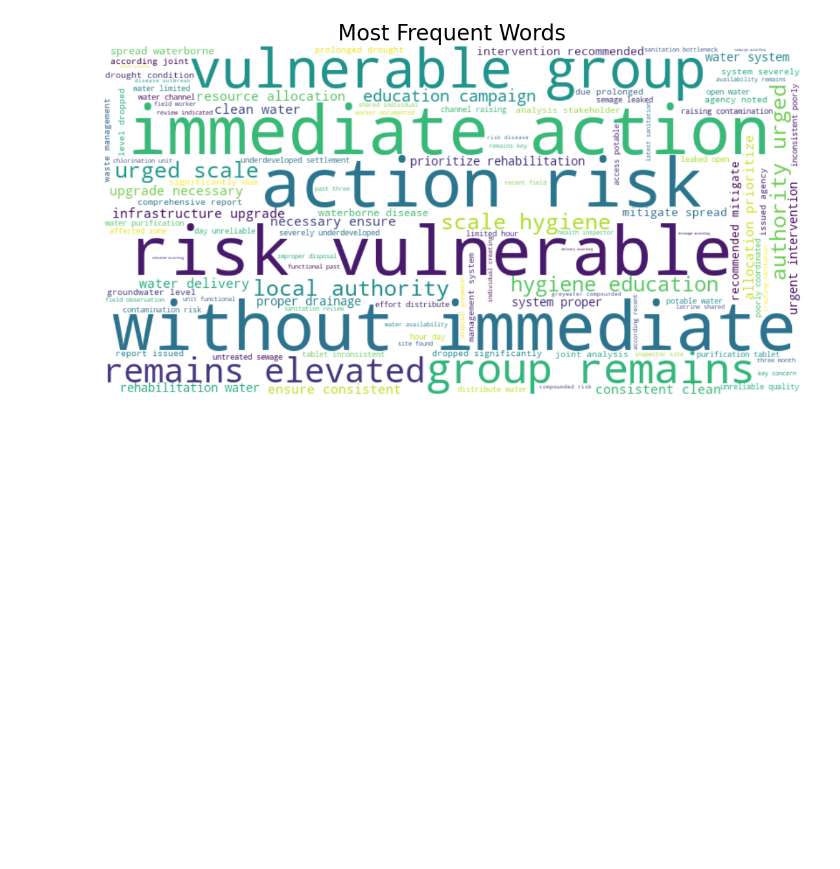
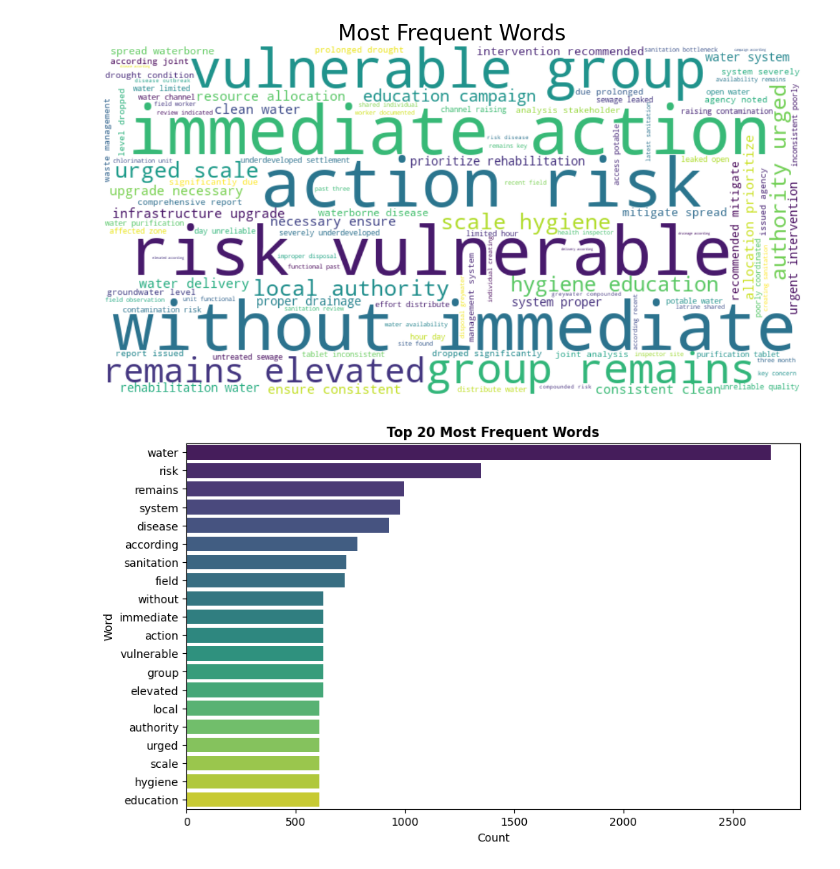
Before and after one commit to lewismwaki/cleanwaterai, a Jupyter notebook: notebooks/06_nlp_model_training.ipynb, the cells around one changed output. Cells and saved outputs as stored; diff of their text form; code cells hidden in the pictures; blank space fills up the shorter version.

Commit message:
Word analysis including TF-IDF and bigrams

```diff
--- a/notebooks/06_nlp_model_training.ipynb
+++ b/notebooks/06_nlp_model_training.ipynb
@@ -276,3 +276,17 @@ plt.title('Most Frequent Words', fontsize=24)
 plt.show()
 # %% [output]
 [figure]
+# %%
+#TOP 20 WORDS
+top_n = 20
+common_words = word_freq.most_common(top_n)
+word_df = pd.DataFrame(common_words, columns=['word', 'count'])
+
+plt.figure(figsize=(10, 6))
+sns.barplot(data=word_df, x='count', y='word', hue = 'word', palette='viridis')
+plt.title(f"Top {top_n} Most Frequent Words", weight='bold')
+plt.xlabel("Count")
+plt.ylabel("Word")
+plt.show()
+# %% [output]
+[figure, added]
```
Also changed, not shown: parts of 7 cells of this notebook.
